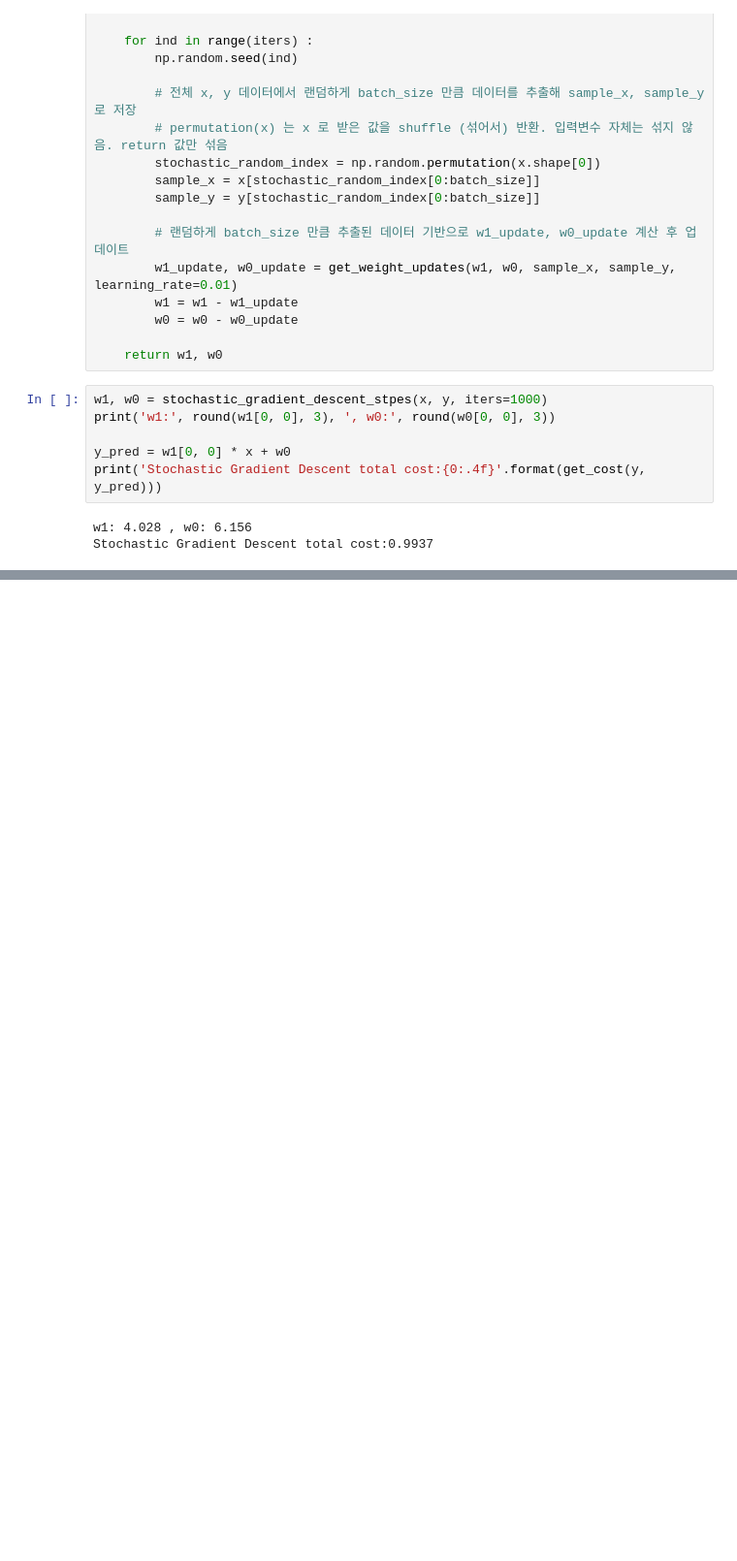
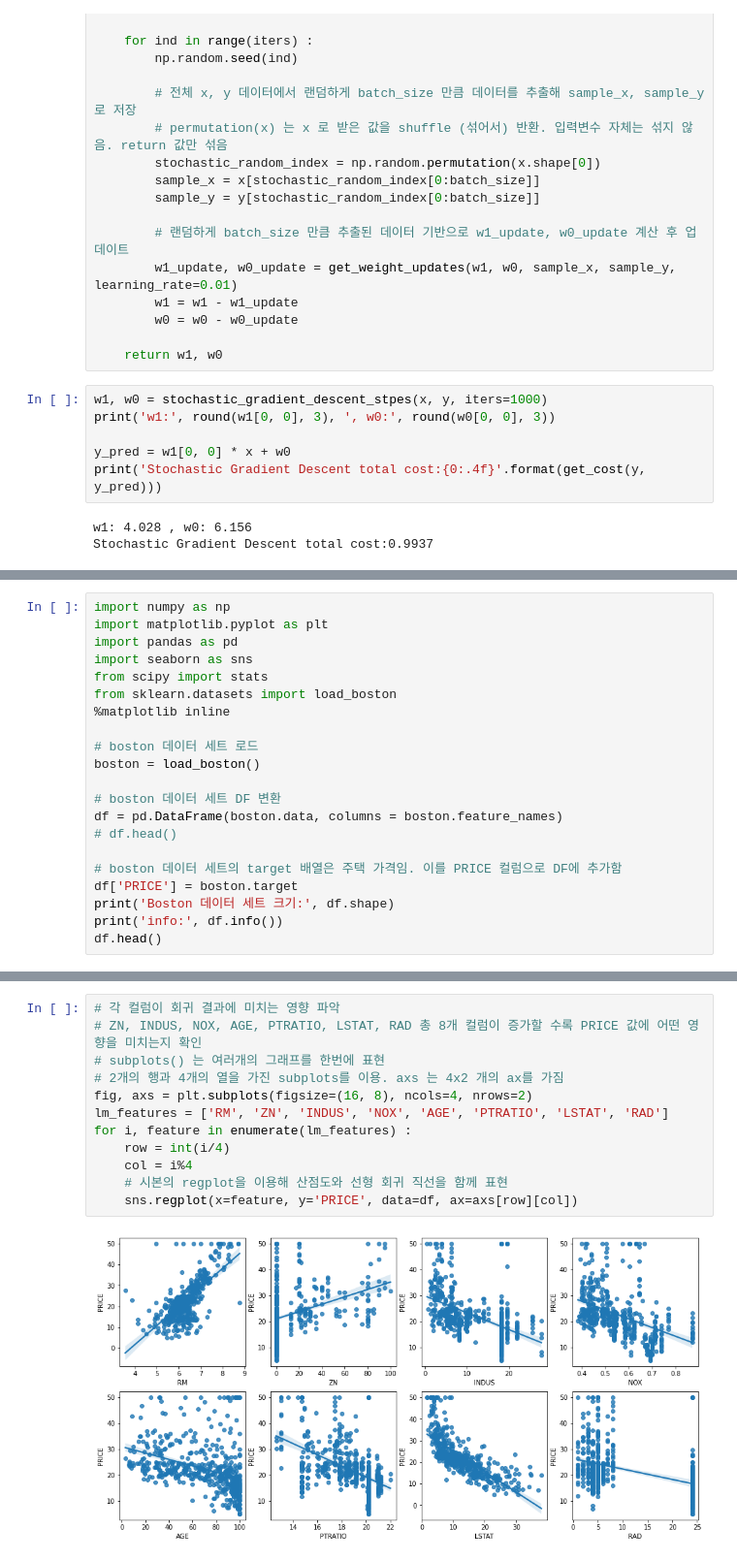
Before and after one commit to johyunkang/python-ml-guide, a Jupyter notebook: python_ml_perfect_guide_05_regression.ipynb, the cells around one changed output, grey strips where cells are left out. Shown at 97% size. Saved outputs shown, nothing was run; the diff lists cells and outputs as text; blank space fills up the shorter version.

```diff
--- a/python_ml_perfect_guide_05_regression.ipynb
+++ b/python_ml_perfect_guide_05_regression.ipynb
@@ -128,0 +161,21 @@ Stochastic Gradient Descent total cost:0.9937
+# %%
+import numpy as np
+import matplotlib.pyplot as plt
+import pandas as pd
+import seaborn as sns
+from scipy import stats
+from sklearn.datasets import load_boston
+%matplotlib inline
+
+# boston 데이터 세트 로드
+boston = load_boston()
+
+# boston 데이터 세트 DF 변환
+df = pd.DataFrame(boston.data, columns = boston.feature_names)
+# df.head()
+
+# boston 데이터 세트의 target 배열은 주택 가격임. 이를 PRICE 컬럼으로 DF에 추가함
+df['PRICE'] = boston.target
+print('Boston 데이터 세트 크기:', df.shape)
+print('info:', df.info())
+df.head()
@@ -128,0 +206,14 @@ Stochastic Gradient Descent total cost:0.9937
+# %%
+# 각 컬럼이 회귀 결과에 미치는 영향 파악
+# ZN, INDUS, NOX, AGE, PTRATIO, LSTAT, RAD 총 8개 컬럼이 증가할 수록 PRICE 값에 어떤 영향을 미치는지 확인
+# subplots() 는 여러개의 그래프를 한번에 표현
+# 2개의 행과 4개의 열을 가진 subplots를 이용. axs 는 4x2 개의 ax를 가짐
+fig, axs = plt.subplots(figsize=(16, 8), ncols=4, nrows=2)
+lm_features = ['RM', 'ZN', 'INDUS', 'NOX', 'AGE', 'PTRATIO', 'LSTAT', 'RAD']
+for i, feature in enumerate(lm_features) :
+    row = int(i/4)
+    col = i%4
+    # 시본의 regplot을 이용해 산점도와 선형 회귀 직선을 함께 표현
+    sns.regplot(x=feature, y='PRICE', data=df, ax=axs[row][col])
+# %% [output]
+[figure, added]
```
Also changed, not shown: parts of 6 cells of this notebook.
